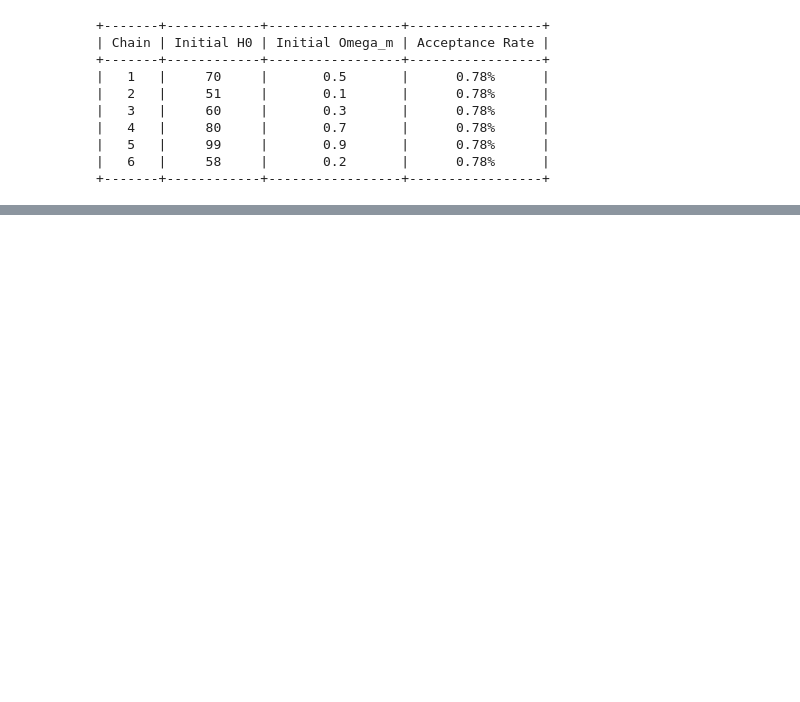
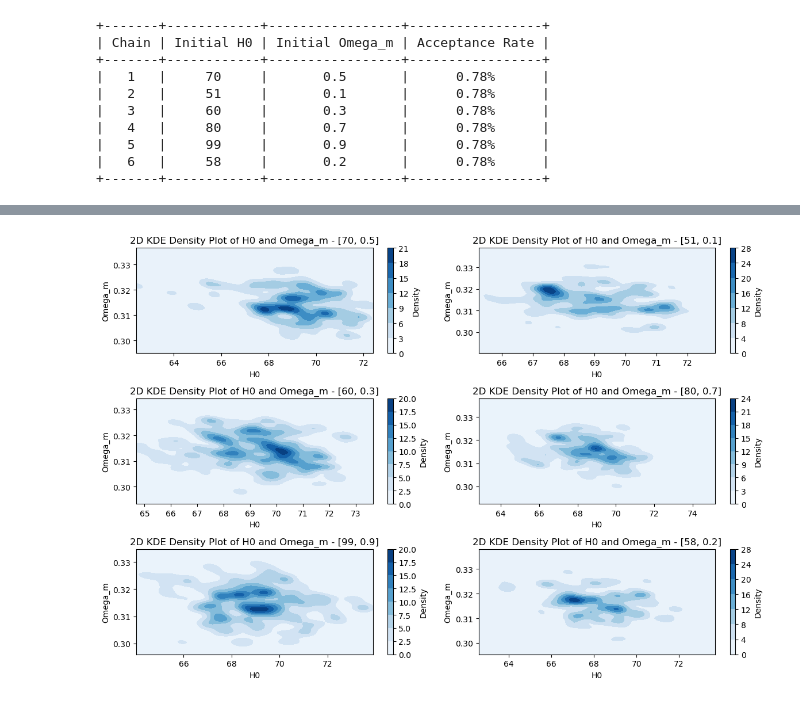
Before and after one commit to andresgordoortiz/Bayes-Assignment, a Jupyter notebook: BayesianStatsAssignment_AndresGordoOrtiz.ipynb, the cells around one changed output, grey strips where cells are left out. Saved outputs shown, nothing was run; the diff lists cells and outputs as text; code cells hidden in the pictures; blank space fills up the shorter version.

```diff
--- a/BayesianStatsAssignment_AndresGordoOrtiz.ipynb
+++ b/BayesianStatsAssignment_AndresGordoOrtiz.ipynb
@@ -275,16 +364,21 @@ def log_prior_gaussian(H0, Omega_m):
 def log_posterior_gaussian(H0, Omega_m):
     return log_prior_gaussian(H0, Omega_m) + log_likelihood(H0, Omega_m)
 # %%
+# Initial parameters and MCMC settings
+initial_params = [[70, 0.5], [51, 0.1], [60, 0.3], [80, 0.7], [99, 0.9],[58,0.2]]  # Starting point for H0 and Omega_m
+n_steps = 80000
+step_size = 1
 #Flag variable to store final chains
 chain_cut = []
+chain_raw = []
 # Prepare a figure for plotting
 fig, axs = plt.subplots(2, 1, figsize=(10, 6))
 
 # Loop through all combinations of initial parameters and step sizes
 for params in initial_params:
     # Run MCMC for the current combination of initial parameters and step size
-    chain, acceptance_rate = metropolis_hastings(log_posterior_gaussian, params, n_steps, step_size) #Note the change in log_posterior function
-
+    chain, acceptance_rate = metropolis_hastings(log_posterior_gaussian, params, n_steps, step_size)
+    chain_raw.append(chain)
     # Burn-in: Discard first 1000 steps and save it into another vriable
     burn_in = 3000
     chain_cut.append(chain[burn_in:])
@@ -300,7 +394,7 @@ axs[1].set_xlabel("Step")
 axs[0].axvspan(0, burn_in, color='lightcoral', alpha=0.3, label='Burn-in period')
 axs[1].axvspan(0, burn_in, color='lightcoral', alpha=0.3, label='Burn-in period')
 plt.suptitle("MCMC Chains with Acceptance Rates")
-plt.legend()
+plt.legend(loc='center left', bbox_to_anchor=(1, 0.5))
 plt.tight_layout()
 plt.show()
 # %% [output]
@@ -366,3 +460,52 @@ plt.show()
+# %%
+
+# Set up the figure and axes for subplots
+num_chains = len(chain_cut)
+cols = 2  # Number of columns for subplots
+rows = (num_chains + cols - 1) // cols  # Calculate number of rows needed
+
+fig, axs = plt.subplots(rows, cols, figsize=(12, 8))
+axs = axs.flatten()  # Flatten the 2D array of axes for easy indexing
+
+# Loop through each chain and create a KDE density plot
+for i, (chain, label) in enumerate(zip(chain_cut, initial_params)):
+    # Extract the parameters (H0 and Omega_m) from the chain
+    h0_vals = chain[:, 0]
+    omega_m_vals = chain[:, 1]
+
+    # Perform kernel density estimation on the chain data
+    kde = gaussian_kde([h0_vals, omega_m_vals])
+
+    # Define grid points for evaluation of the KDE
+    h0_min, h0_max = h0_vals.min(), h0_vals.max()
+    omega_m_min, omega_m_max = omega_m_vals.min(), omega_m_vals.max()
+
+    # Create grid points for the KDE plot
+    h0_grid, omega_m_grid = np.meshgrid(np.linspace(h0_min, h0_max, 100),
+                                        np.linspace(omega_m_min, omega_m_max, 100))
+
+    # Evaluate the KDE on the grid
+    kde_values = kde([h0_grid.ravel(), omega_m_grid.ravel()]).reshape(h0_grid.shape)
+
+    # Plot the density using contour plot
+    density_plot = axs[i].contourf(h0_grid, omega_m_grid, kde_values, cmap='Blues')
+
+    # Add colorbar for the current plot
+    cbar = plt.colorbar(density_plot, ax=axs[i])
+    cbar.set_label('Density')
+
+    # Set axis labels and title
+    axs[i].set_xlabel('H0')
+    axs[i].set_ylabel('Omega_m')
+    axs[i].set_title(f'2D KDE Density Plot of H0 and Omega_m - {label}')
+
+# Adjust layout for better spacing
+plt.tight_layout()
+
+# Show the figure
+plt.show()
+# %% [output]
+[figure, added]
 # %%
 # 1D Histograms for H0 and Omega_m for each chain in chain_cut
 fig, axs = plt.subplots(2, 1, figsize=(12, 10))
```
Also changed, not shown: parts of 20 cells of this notebook.
